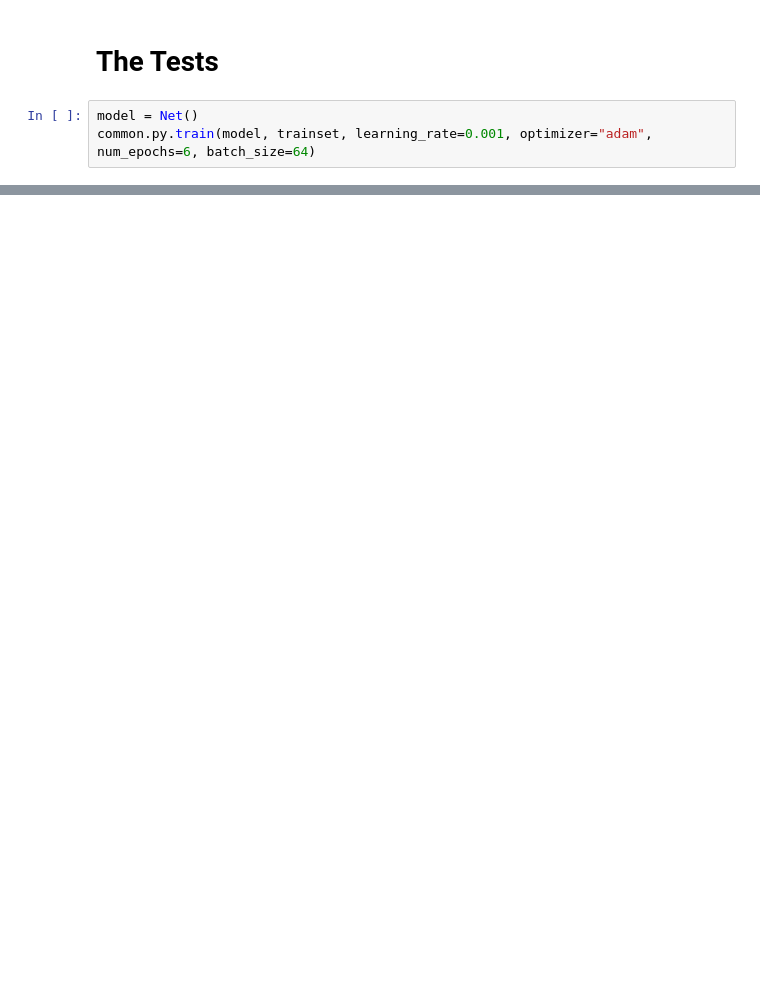
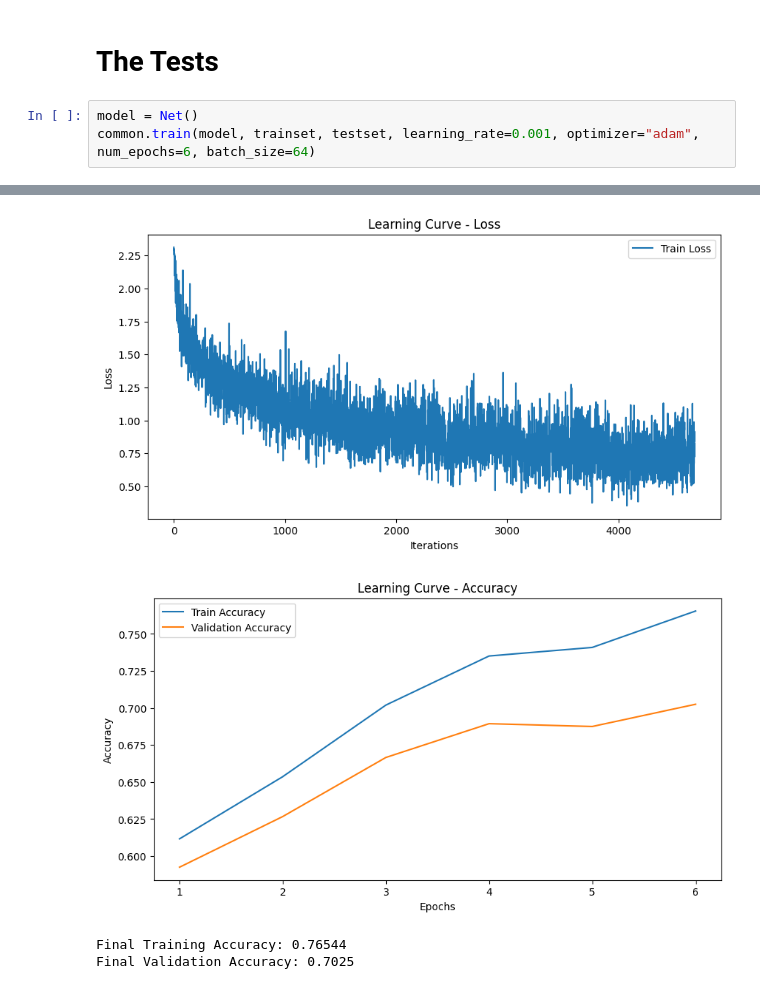
Before and after one commit to sajishunnarah/python-nn-testing, a Jupyter notebook: cifar_regular.ipynb, the cells around one changed output, grey strips where cells are left out. Cells and saved outputs as stored; diff of their text form; blank space fills up the shorter version.

```diff
--- a/cifar_regular.ipynb
+++ b/cifar_regular.ipynb
@@ -63,4 +65,5 @@ model_graph.visual_graph
 # The Tests
 # %%
 model = Net()
-common.py.train(model, trainset, learning_rate=0.001, optimizer="adam", num_epochs=6, batch_size=64)
+common.train(model, trainset, testset, learning_rate=0.001, optimizer="adam", num_epochs=6, batch_size=64)
+# %% [output]
@@ -66,0 +86,4 @@ common.py.train(model, trainset, learning_rate=0.001, optimizer="adam", num_epoc
+[figure, added]
+[figure, added]
+Final Training Accuracy: 0.76544
+Final Validation Accuracy: 0.7025
```
Also changed, not shown: parts of 2 cells of this notebook, 17 other files.
